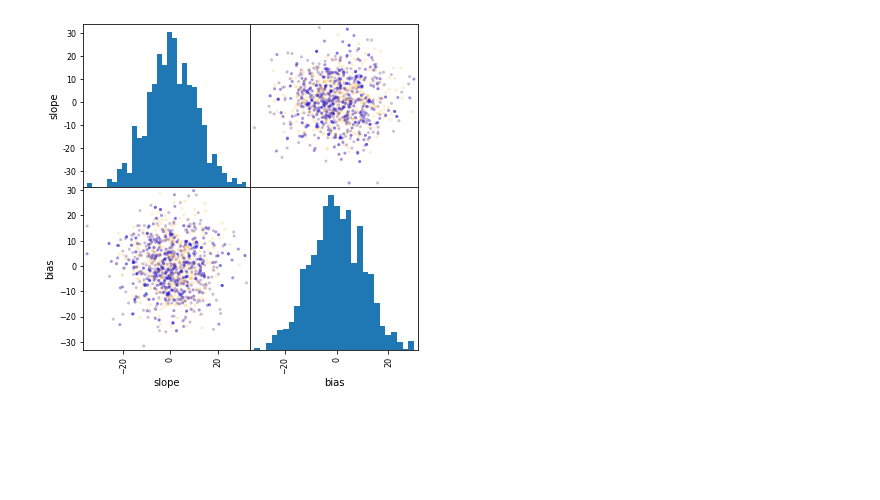
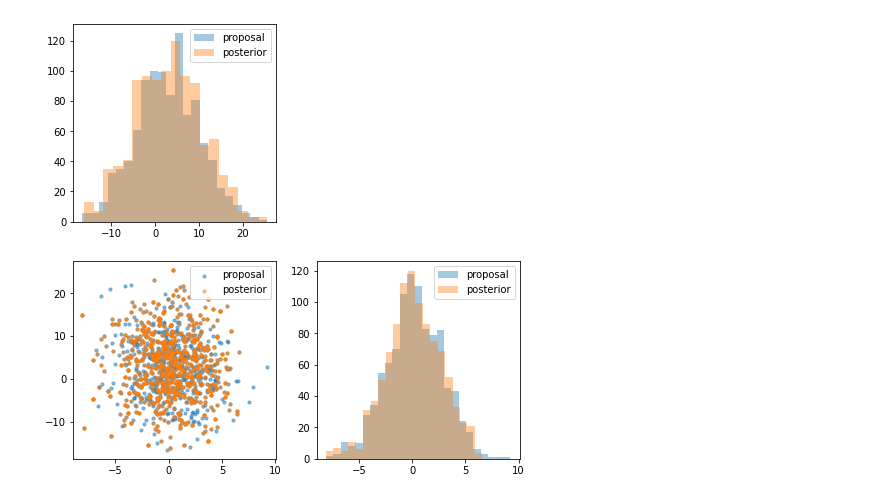
Before and after one commit to williamlaplante/TTV, a Jupyter notebook: foppl/results/results.ipynb, the cells around one changed output. Cells and saved outputs as stored; diff of their text form; code cells hidden in the pictures; blank space fills up the shorter version.

Commit message:
added diagnosis plots and saved files to results folder

```diff
--- a/foppl/results/results.ipynb
+++ b/foppl/results/results.ipynb
@@ -75,4 +26,20 @@ def triangle_plot(df, mu=None, cov=None, **kwargs):
-# %%
-pd.plotting.scatter_matrix(df[["slope", "bias"]], color=df["color"] , alpha = 0.2, figsize = (6, 6), hist_kwds={'bins':"auto"});
-# %% [output]
-[figure, removed]
+# %%
+def triangle_plot(df, **kwargs):
+    n = len(df.columns) - 2 #-2 because 1 col for color, one for type
+    fig, axs = plt.subplots(n,n, **kwargs)
+    for i in range(n):
+        for j in range(n):
+            if i==j:
+                axs[i,j].hist(df[df["sample_type"]=="proposal"][df.columns[i]], bins="auto", alpha=0.4, label="proposal")
+                axs[i,j].hist(df[df["sample_type"]=="posterior"][df.columns[i]], bins="auto", alpha=0.4, label="posterior")
+                axs[i,j].legend()
+            elif i>j:
+                axs[i,j].scatter(df[df["sample_type"]=="proposal"][df.columns[i]], df[df["sample_type"]=="proposal"][df.columns[j]], s=10, alpha=0.5, label="proposal")
+                axs[i,j].scatter(df[df["sample_type"]=="posterior"][df.columns[i]], df[df["sample_type"]=="posterior"][df.columns[j]],s=10, alpha=0.5, label="posterior")
+                axs[i,j].legend()
+            else:
+                axs[i,j].set_axis_off()
+# %%
+triangle_plot(df, figsize=(8,8))
+# %% [output]
+[figure, added]
```
Also changed, not shown: parts of 10 cells of this notebook, 11 other files.
